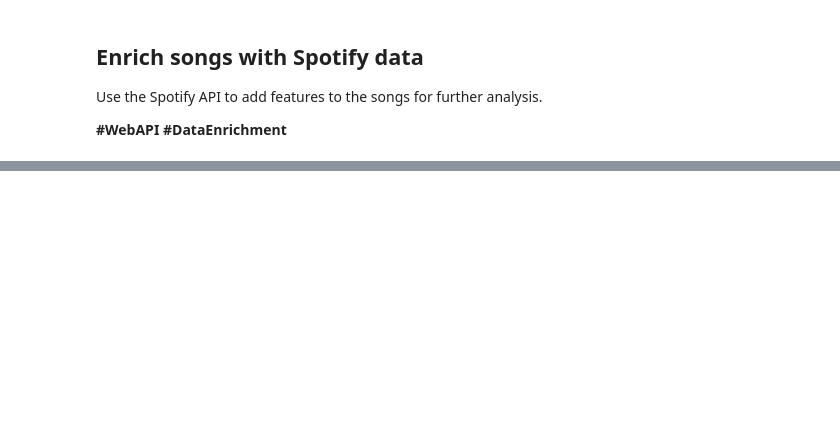
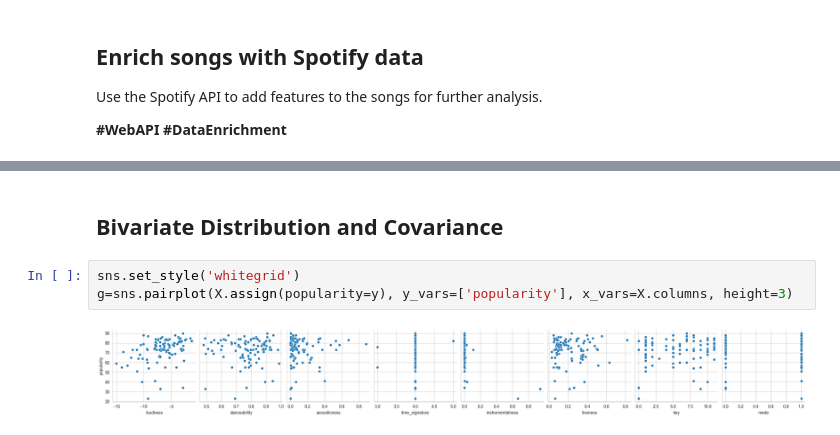
Before and after one commit to Sallydw/spotify_playlist_analysis, a Jupyter notebook: exploratory_analysis.ipynb, the cells around one changed output, grey strips where cells are left out. Saved outputs shown, nothing was run; the diff lists cells and outputs as text; blank space fills up the shorter version.

```diff
--- a/exploratory_analysis.ipynb
+++ b/exploratory_analysis.ipynb
@@ -131,0 +168,7 @@ plt.show()
+# %% [markdown]
+## Bivariate Distribution and Covariance
+# %%
+sns.set_style('whitegrid')
+g=sns.pairplot(X.assign(popularity=y), y_vars=['popularity'], x_vars=X.columns, height=3)
+# %% [output]
+[figure, added]
```
Also changed, not shown: parts of 21 cells of this notebook.
